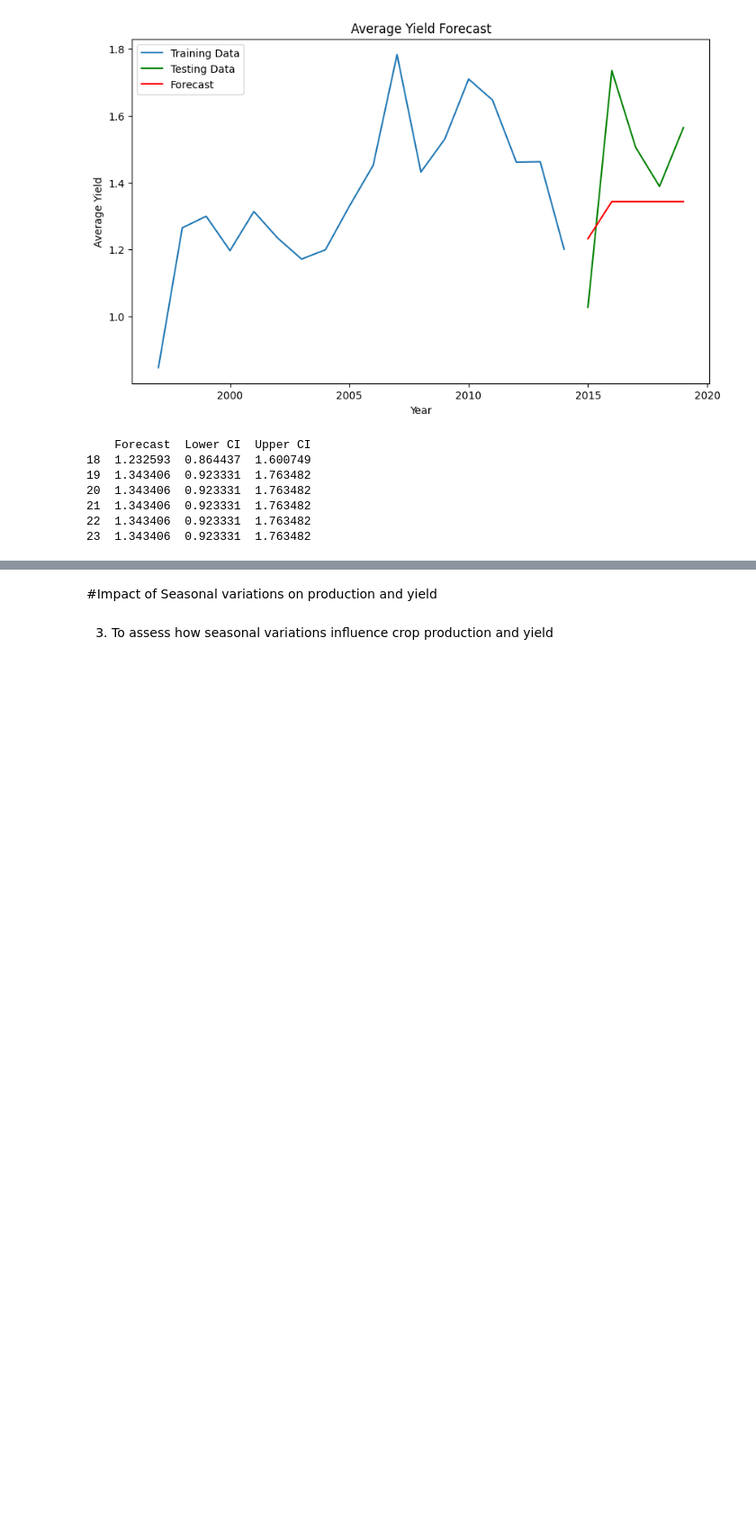
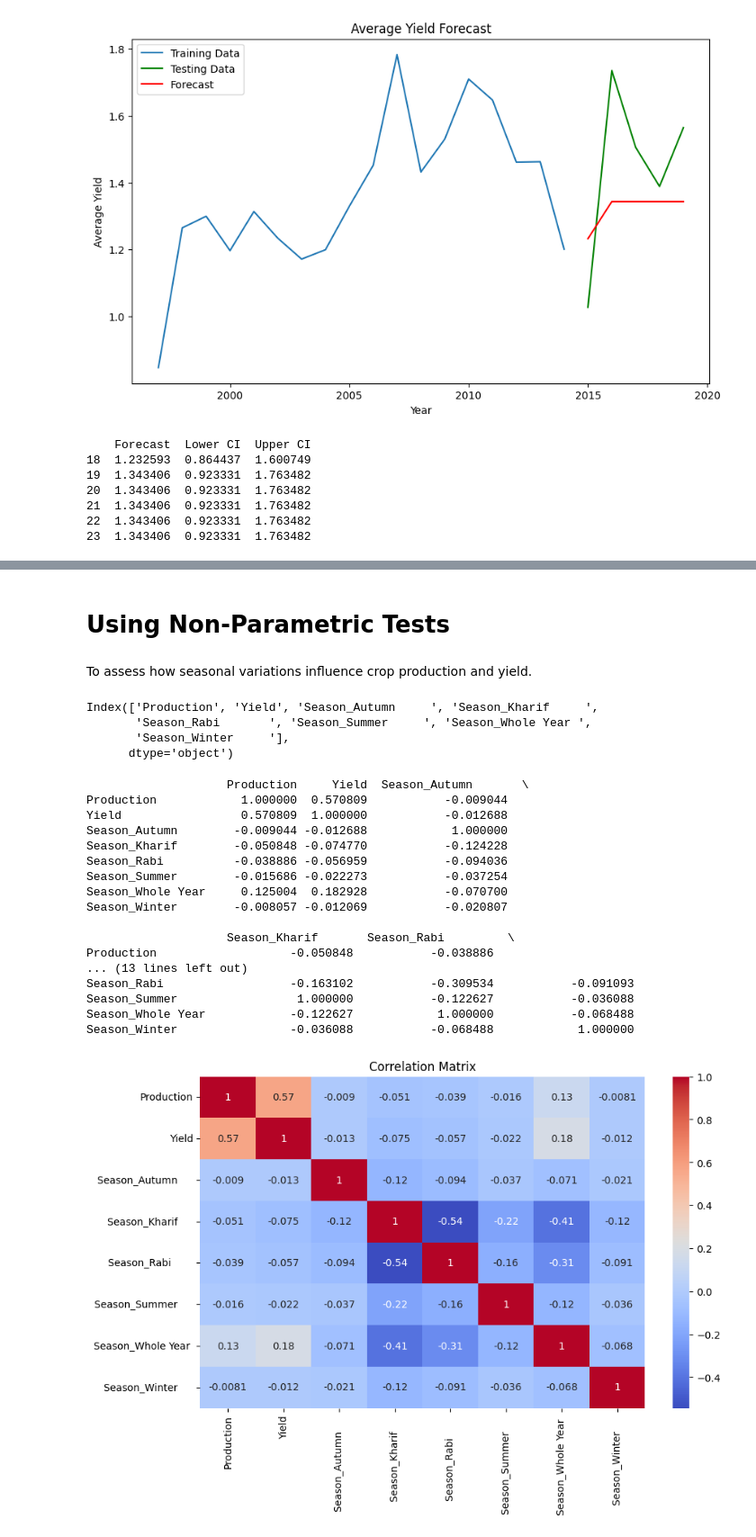
Before and after one commit to haritanair/Time-Series-Analysis_Agricultural-Dataset, a Jupyter notebook: MSc_project_Haritha.ipynb, the cells around one changed output, grey strips where cells are left out. Shown at 90% size. Drawn from its saved outputs; the diff is of its cells as text; code cells hidden in the pictures; blank space fills up the shorter version.

```diff
--- a/MSc_project_Haritha.ipynb
+++ b/MSc_project_Haritha.ipynb
@@ -769,4 +765,58 @@ print(forecast_df)
+# %% [markdown]
+# Using Non-Parametric Tests
 # %% [markdown]
-#Impact of Seasonal variations on production and yield
+ To assess how seasonal variations influence crop production and yield.
-# %% [markdown]
-3. To assess how seasonal variations influence crop production and yield
+# %%
+import pandas as pd
+df= pd.read_csv("crop_yield.csv")
+df_year = df[df['Crop_Year']!=2020]
+df1=df[['Season','Production','Yield']]
+df1
+df1 = df1[df1['Season'] != 'Whole Year ']
+df1
+df1=df[['Season','Production','Yield']]
+df1
+category_columns = df1.select_dtypes(include = ['object']).columns
+category_columns
+df1 = pd.get_dummies(df1, columns = category_columns, drop_first=False)
+df1
+df1.head()
+df1.columns
+# %% [output]
+Index(['Production', 'Yield', 'Season_Autumn     ', 'Season_Kharif     ',
+       'Season_Rabi       ', 'Season_Summer     ', 'Season_Whole Year ',
+       'Season_Winter     '],
+      dtype='object')
+# %%
+# Calculate the correlation matrix
+correlation_matrix = df1[['Production', 'Yield', 'Season_Autumn     ', 'Season_Kharif     ',
+       'Season_Rabi       ', 'Season_Summer     ', 'Season_Whole Year ',
+       'Season_Winter     '] ].corr()
+# Display the correlation matrix
+print(correlation_matrix)
+# Visualize the correlation matrix
+import seaborn as sns
+import matplotlib.pyplot as plt
+plt.figure(figsize=(10, 6))
+sns.heatmap(correlation_matrix, annot=True, cmap='coolwarm')
+plt.title('Correlation Matrix')
+plt.show()
+# %% [output]
+                    Production     Yield  Season_Autumn       \
+Production            1.000000  0.570809           -0.009044
+Yield                 0.570809  1.000000           -0.012688
+Season_Autumn        -0.009044 -0.012688            1.000000
+Season_Kharif        -0.050848 -0.074770           -0.124228
+Season_Rabi          -0.038886 -0.056959           -0.094036
+Season_Summer        -0.015686 -0.022273           -0.037254
+Season_Whole Year     0.125004  0.182928           -0.070700
+Season_Winter        -0.008057 -0.012069           -0.020807
+
+                    Season_Kharif       Season_Rabi         \
+Production                   -0.050848           -0.038886
+... (13 lines left out)
+Season_Rabi                  -0.163102           -0.309534           -0.091093
+Season_Summer                 1.000000           -0.122627           -0.036088
+Season_Whole Year            -0.122627            1.000000           -0.068488
+Season_Winter                -0.036088           -0.068488            1.000000
+[figure, added]
```
Also changed, not shown: parts of 10 cells of this notebook.
